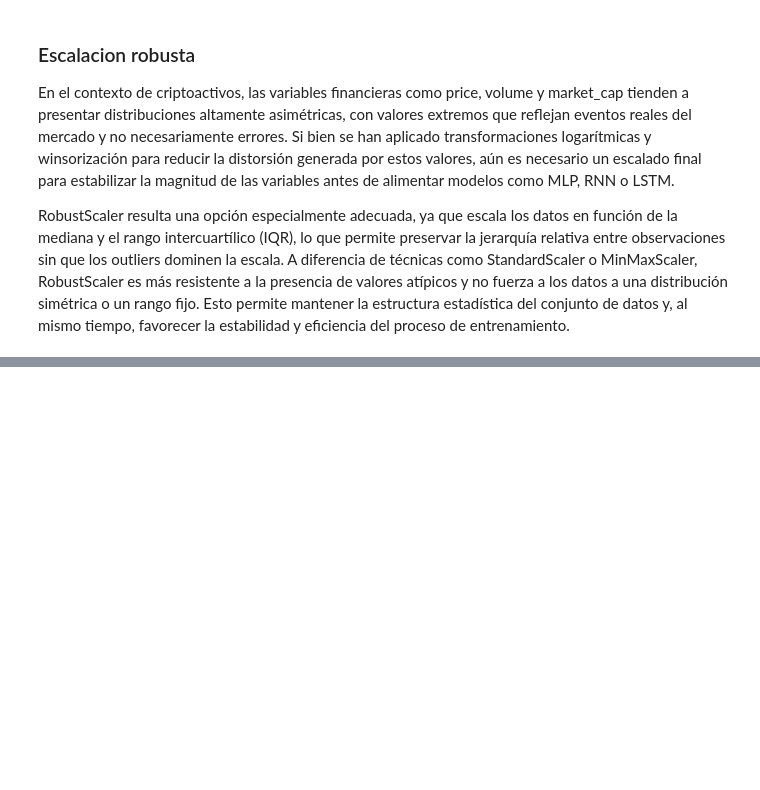
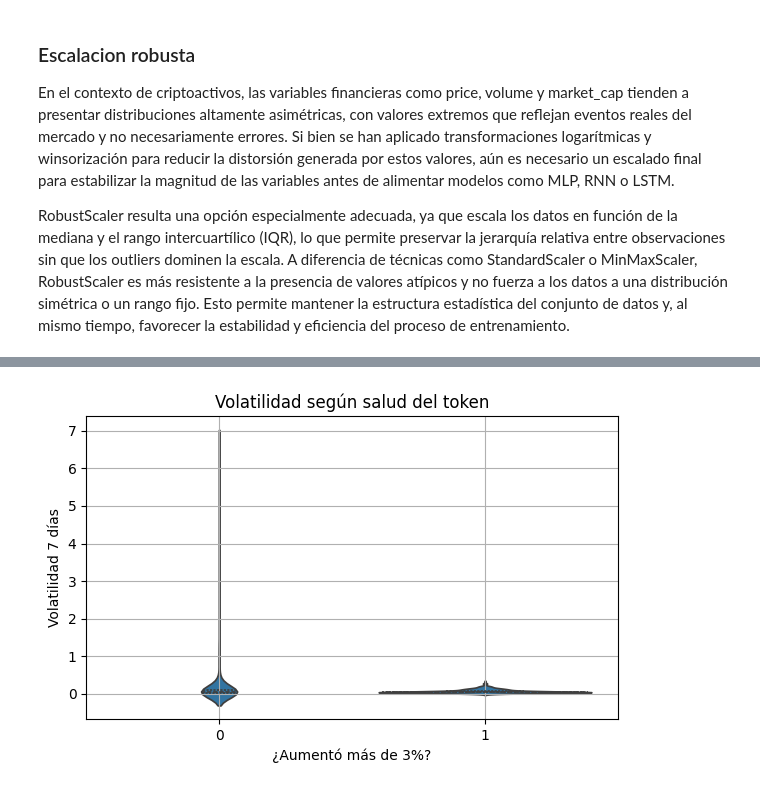
Before and after one commit to Turppie/TP-Machine-Learning, a Jupyter notebook: code/re-rework-preprocesamiento.ipynb, the cells around one changed output, grey strips where cells are left out. Cells and saved outputs as stored; diff of their text form; code cells hidden in the pictures; blank space fills up the shorter version.

```diff
--- a/code/re-rework-preprocesamiento.ipynb
+++ b/code/re-rework-preprocesamiento.ipynb
@@ -304,0 +400,11 @@ for i, col in enumerate(vars_winsorizar):
+# %%
+plt.figure(figsize=(6, 4))
+sns.violinplot(x="is_healthy", y="price_volatility", data=df_new, inner="quartile")
+plt.title("Volatilidad según salud del token")
+plt.xlabel("¿Aumentó más de 3%?")
+plt.ylabel("Volatilidad 7 días")
+plt.grid(True)
+plt.tight_layout()
+plt.show()
+# %% [output]
+[figure, added]
```
Also changed, not shown: parts of 18 cells of this notebook, 4 other files.
